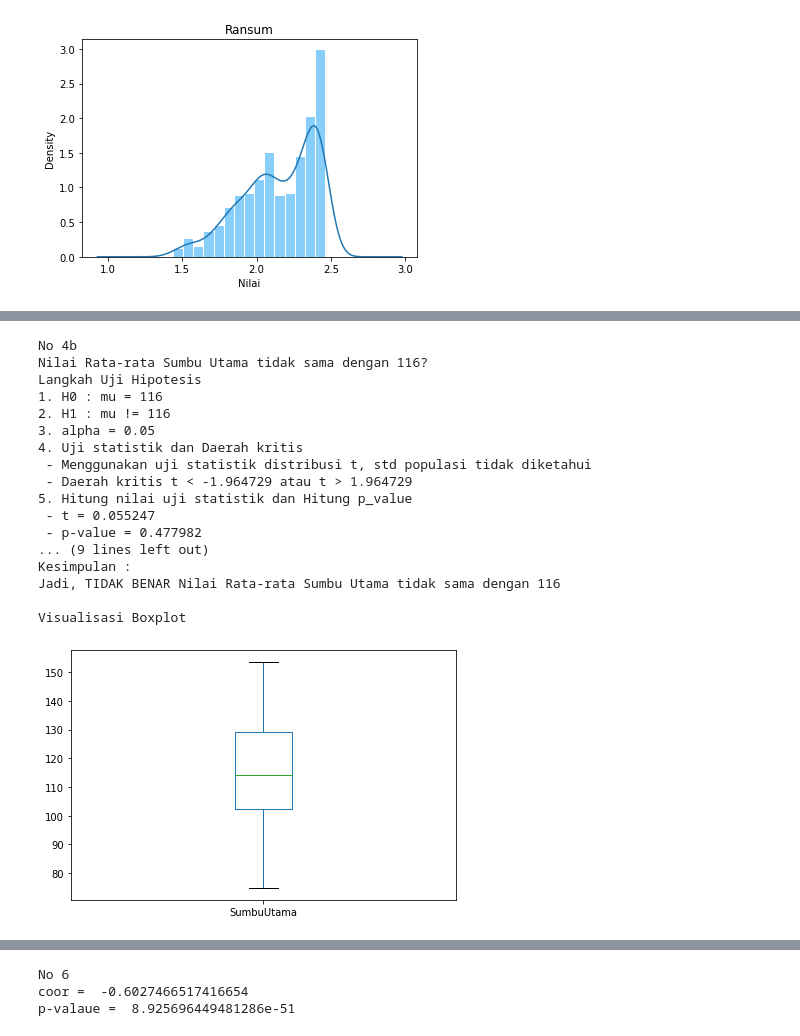
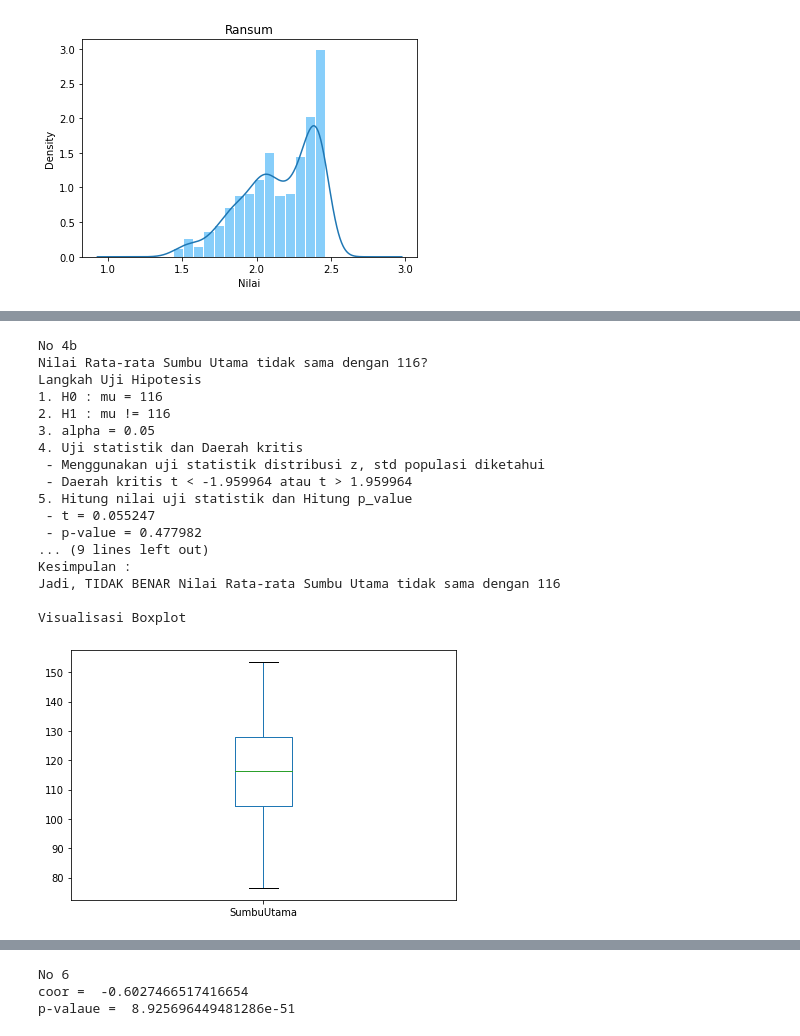
Before and after one commit to ronggurmahendra/TugasBesar_IF2220_Probstat, a Jupyter notebook: Tubes1.ipynb, the cells around one changed output, grey strips where cells are left out. Saved outputs shown, nothing was run; the diff lists cells and outputs as text; code cells hidden in the pictures.

```diff
--- a/Tubes1.ipynb
+++ b/Tubes1.ipynb
@@ -490,7 +509,10 @@ print("1. H0 : mu = 116")
 #2 H1 : mu != 116
 print("2. H1 : mu != 116")
 mu = 116
-n = df.shape[0]
+sample = df.sample(frac=0.6)        # ambil 60% populasi
+n = sample.shape[0]                 # banyak sample
+x_bar = sample["SumbuUtama"].mean()     # rataan sample
+std = df["SumbuUtama"].std(ddof=0)      # std populasi
 
 #3 Tingkat signifikan
 print("3. alpha = 0.05")
@@ -498,26 +520,26 @@ alpha = 0.05
 
 #4 Uji Statistik dan Daerah Kritis
 print("4. Uji statistik dan Daerah kritis")
-print(" - Menggunakan uji statistik distribusi t, std populasi tidak diketahui")
-# Daerah kritis, t < -t_alpha/2 atau t > t_alpha/2
-v = n - 1                       # derajat kebebasan
-t_alpha = stats.t.ppf(1-alpha/2,v)   # titik kritis
-print(" - Daerah kritis t < -%f atau t > %f" %(t_alpha, t_alpha))
+print(" - Menggunakan uji statistik distribusi z, std populasi diketahui")
+# Daerah kritis, z < -z_alpha/2 atau z > z_alpha/2
+z_alpha = stats.norm.ppf(1-alpha/2)   # titik kritis
+print(" - Daerah kritis z < %f atau z > %f" %(-z_alpha, z_alpha))
 
 #5 Hitung nilai uji statistik dan hitung p_value
 print("5. Hitung nilai uji statistik dan Hitung p_value")
-t, p_value = stats.ttest_1samp(df["SumbuUtama"], mu)
-p_value = p_value/2     # Bagi 2 karena yang direturn adalah p-value untuk 2 tail
-print(" - t = %f" %(t))
+z = (x_bar - mu)/(std/math.sqrt(n))
+p_value = 2*(1 - stats.norm.cdf(z))
+
+print(" - z = %f" %(z))
 print(" - p-value = %f" %(p_value))
 
 #6 Ambil keputusan
 print("6. Test Daerah Kritis dan Test P-Value\n")
 tolak = False
 # TOLAK H0 jika nilai uji terletak di daerah kritis
-print("Daerah kritis : t < -%.4f atau t > %.4f" %(t_alpha,t_alpha))
-print("t = %.4f" %(t))
-if (t < -t_alpha or t > t_alpha):
+print("Daerah kritis : z < %.4f atau z > %.4f" %(-z_alpha,z_alpha))
+print("z = %.4f" %(z))
+if (z < -z_alpha or z > z_alpha):
     tolak = True
     print("H0 DITOLAK karena nilai uji terletak di daerah kritis")
 else:
@@ -531,36 +553,36 @@ if (p_value < alpha):
     print("H0 DITOLAK karena p-value lebih kecil dibanding tingkat signifikansi alpha")
 else:
     print("H0 TIDAK DITOLAK karena p-value lebih besar dibanding tingkat signifikansi alpha")
 
 # Kesimpulan
 print("\nKesimpulan :")
 if (tolak):
     print("Jadi, BENAR Nilai Rata-rata Sumbu Utama tidak sama dengan 116")
 else:
     print("Jadi, TIDAK BENAR Nilai Rata-rata Sumbu Utama tidak sama dengan 116")
 print("\nVisualisasi Boxplot")
 sample["SumbuUtama"].plot(kind="box")
 plt.tight_layout()
 plt.show()
 # %% [output]
 No 4b
 Nilai Rata-rata Sumbu Utama tidak sama dengan 116?
 Langkah Uji Hipotesis
 1. H0 : mu = 116
 2. H1 : mu != 116
 3. alpha = 0.05
 4. Uji statistik dan Daerah kritis
- - Menggunakan uji statistik distribusi t, std populasi tidak diketahui
- - Daerah kritis t < -1.964729 atau t > 1.964729
+ - Menggunakan uji statistik distribusi z, std populasi diketahui
+ - Daerah kritis t < -1.959964 atau t > 1.959964
 5. Hitung nilai uji statistik dan Hitung p_value
  - t = 0.055247
  - p-value = 0.477982
 ... (9 lines left out)
 Kesimpulan :
 Jadi, TIDAK BENAR Nilai Rata-rata Sumbu Utama tidak sama dengan 116
 
 Visualisasi Boxplot
-[figure, old version]
+[figure, new version]
 # %%
 # NO 4c
 print("No 4c")
```
Also changed, not shown: parts of 16 cells of this notebook.
